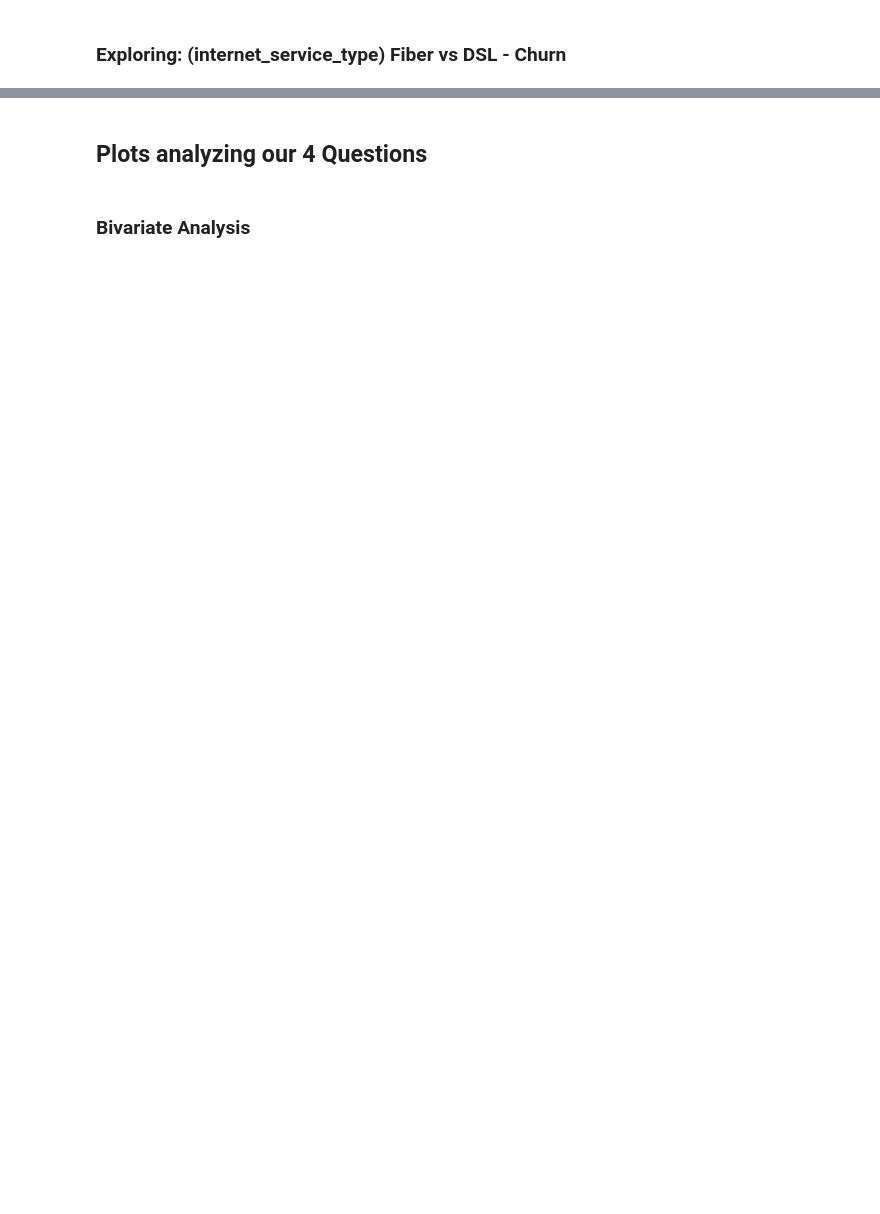
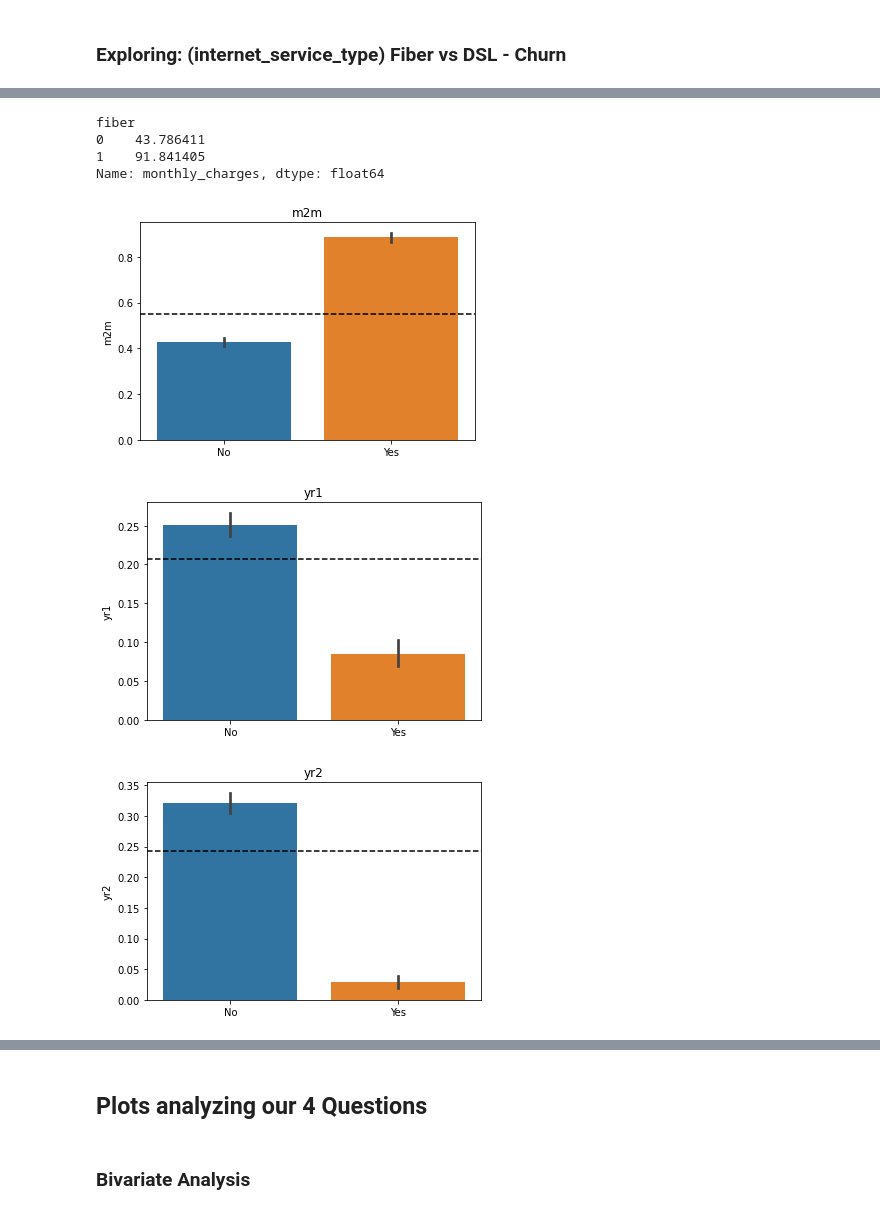
Before and after one commit to SchneemannDavid/classification_project, a Jupyter notebook: working_notebook.ipynb, the cells around one changed output, grey strips where cells are left out. Cells and saved outputs as stored; diff of their text form; code cells hidden in the pictures; blank space fills up the shorter version.

```diff
--- a/working_notebook.ipynb
+++ b/working_notebook.ipynb
@@ -380,17 +548,26 @@ train.groupby('churn').internet_service_type.value_counts()
 # %%
 # Average monthly charge for customers with and without Fiber
-train.groupby('internet_service_type_Fiber optic').monthly_charges.mean()
+train.groupby('fiber').monthly_charges.mean()
+# %% [output]
+fiber
+0    43.786411
+1    91.841405
+Name: monthly_charges, dtype: float64
 # %%
 # Barplot expressing churn rate of customers by contract type: Month-to-Month, 1-yr, and 2-yr contracts
-variables = ['m2m', 'contract_type_One year', 'contract_type_Two year']
+variables = ['m2m', 'yr1', 'yr2']
 
-mean = [train['m2m'].mean(), train['contract_type_One year'].mean(), train['contract_type_Two year'].mean()]
+mean = [train['m2m'].mean(), train['yr1'].mean(), train['yr2'].mean()]
 
 for x in range(0,3):
     sns.barplot('churn',variables[x], data=train)
 
     plt.xlabel('')
     plt.title(variables[x])
     plt.axhline(mean[x], ls = '--', color = 'black')
     plt.show()
+# %% [output]
+[figure, added]
+[figure, added]
+[figure, added]
 # %%
```
Also changed, not shown: parts of 62 cells of this notebook, 2 other files.
